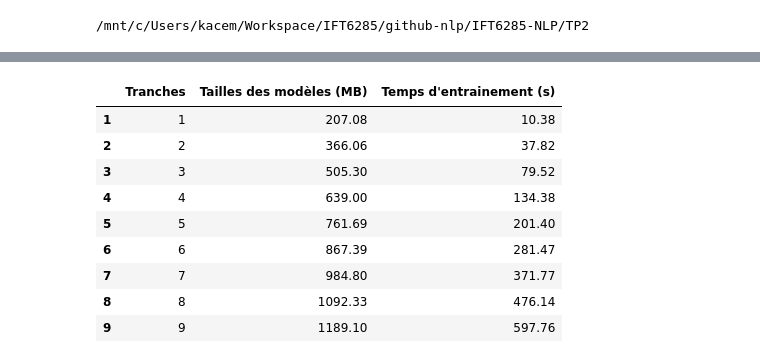
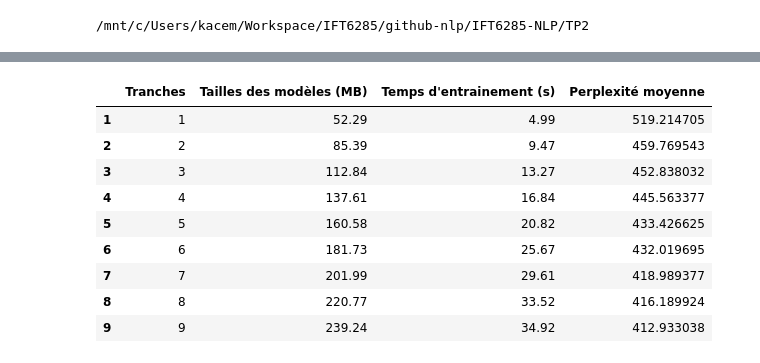
Before and after one commit to KacemKhaled/IFT6285-NLP, a Jupyter notebook: TP2/TP2.ipynb, the cells around one changed output, grey strips where cells are left out. Drawn from its saved outputs; the diff is of its cells as text; code cells hidden in the pictures.

```diff
--- a/TP2/TP2.ipynb
+++ b/TP2/TP2.ipynb
@@ -55,11 +50,12 @@ print(a.stdout)
 # %% [output]
 /mnt/c/Users/kacem/Workspace/IFT6285/github-nlp/IFT6285-NLP/TP2
 # %%
-def test(model_file, test_file):
+def test(model_file, folder_test):
     model = kenlm.Model(model_file)
     perplex = []
     i=0
-    with open(test_file, 'r',encoding="utf8") as f:
+    test_file = listdir(folder_test)[0]
+    with open(folder_test+test_file, 'r',encoding="utf8") as f:
         while i < 1000:
             line = f.readline()
             perplex.append(model.perplexity(line))
@@ -69,27 +111,26 @@ def test(model_file, test_file):
 # %%
-def train(model_file, folder,test_file, order=2):
+def train(model_file, folder,test_folder, order=2, pre_processed = False):
     files = listdir(folder)
     times = []
     sizes = []
     perplexities = []
-    start_time = time.time()
-    fns = ""
-
+    training_sample = "models/training_sample.txt" if not pre_processed else "models/training_sample_pre.txt"
+    myfile =  open(training_sample, "w")
+    myfile.close()
     for i,fn in enumerate(files):
         model_file_name = model_file +str(i+1)+'.arpa'
-        training_sample = "models/training_sample.txt"
         # comcatenate the first {0..i} text files and use them all for training
         # this would help check the impact of training data size
-        fns += folder+fn+' '
-        os.system("cat "+fns+ " > "+ training_sample)
+        os.system("cat "+folder+fn+ " >> "+ training_sample)
         print(f"Files 1..{i+1}:")
         #print(fns)
+        start_time = time.time()
         cmd = kenlm_dir+'build/bin/lmplz -o '+str(order)+' -S 80% -T /tmp < '+training_sample+' > '+model_file_name
         #print(cmd, end='\n\n')
         os.system(cmd)
         t = time.time() - start_time
         size = os.path.getsize(model_file_name) / (1024*1024) # convert to MB
-        perp = test(model_file_name,test_file)
+        perp = test(model_file_name,test_folder)
         times.append(t)
         sizes.append(size)
         perplexities.append(perp)
@@ -97,6 +138,6 @@ def train(model_file, folder,test_file, order=2):
     return times, sizes, perplexities
 # %%
 model_file = 'models/bigram'
-times_bi, sizes_bi, perplexities_bi = train(model_file,folder_short,test_file,2)
+times_bi, sizes_bi, perplexities_bi = train(model_file,folder_short,folder_test,2)
 # %% [output]
 Files 1..1:
@@ -155,21 +259,23 @@ plot_curves(times_bi, sizes_bi, perplexities_bi)
 # %%
-d = {'Tranches': tranches, 'Tailles des modèles (MB)': sizes, 'Temps d\'entrainement (s)': times }
+tranches = list(range(1,10))
+d = {'Tranches': tranches, 'Tailles des modèles (MB)': sizes_bi, 'Temps d\'entrainement (s)': times_bi,
+     'Perplexité moyenne': [mean(p) for p in perplexities_bi] }
 df_results = pd.DataFrame(data=d, index = list(range(1,10)))
 df_results.style.format(formatter={('Tranches'): "{:d}",
                            ( 'Tailles des modèles (MB)'):"{:.2f}" ,
-                           ( 'Temps d\'entrainement (s)'):"{:.2f}"
-                          })
+                           ( 'Temps d\'entrainement (s)'):"{:.2f}" ,
+                           ( 'Perplexités'):"{:.2f}"})
 # %% [output]
-|  | Tranches | Tailles des modèles (MB) | Temps d'entrainement (s) |
-| 1 | 1 | 207.08 | 10.38 |
-| 2 | 2 | 366.06 | 37.82 |
-| 3 | 3 | 505.30 | 79.52 |
-| 4 | 4 | 639.00 | 134.38 |
-| 5 | 5 | 761.69 | 201.40 |
-| 6 | 6 | 867.39 | 281.47 |
-| 7 | 7 | 984.80 | 371.77 |
-| 8 | 8 | 1092.33 | 476.14 |
-| 9 | 9 | 1189.10 | 597.76 |
+|  | Tranches | Tailles des modèles (MB) | Temps d'entrainement (s) | Perplexité moyenne |
+| 1 | 1 | 52.29 | 4.99 | 519.214705 |
+| 2 | 2 | 85.39 | 9.47 | 459.769543 |
+| 3 | 3 | 112.84 | 13.27 | 452.838032 |
+| 4 | 4 | 137.61 | 16.84 | 445.563377 |
+| 5 | 5 | 160.58 | 20.82 | 433.426625 |
+| 6 | 6 | 181.73 | 25.67 | 432.019695 |
+| 7 | 7 | 201.99 | 29.61 | 418.989377 |
+| 8 | 8 | 220.77 | 33.52 | 416.189924 |
+| 9 | 9 | 239.24 | 34.92 | 412.933038 |
 # %%
 df_results.T
 # %% [output]
```
Also changed, not shown: parts of 21 cells of this notebook, 8 other files.
